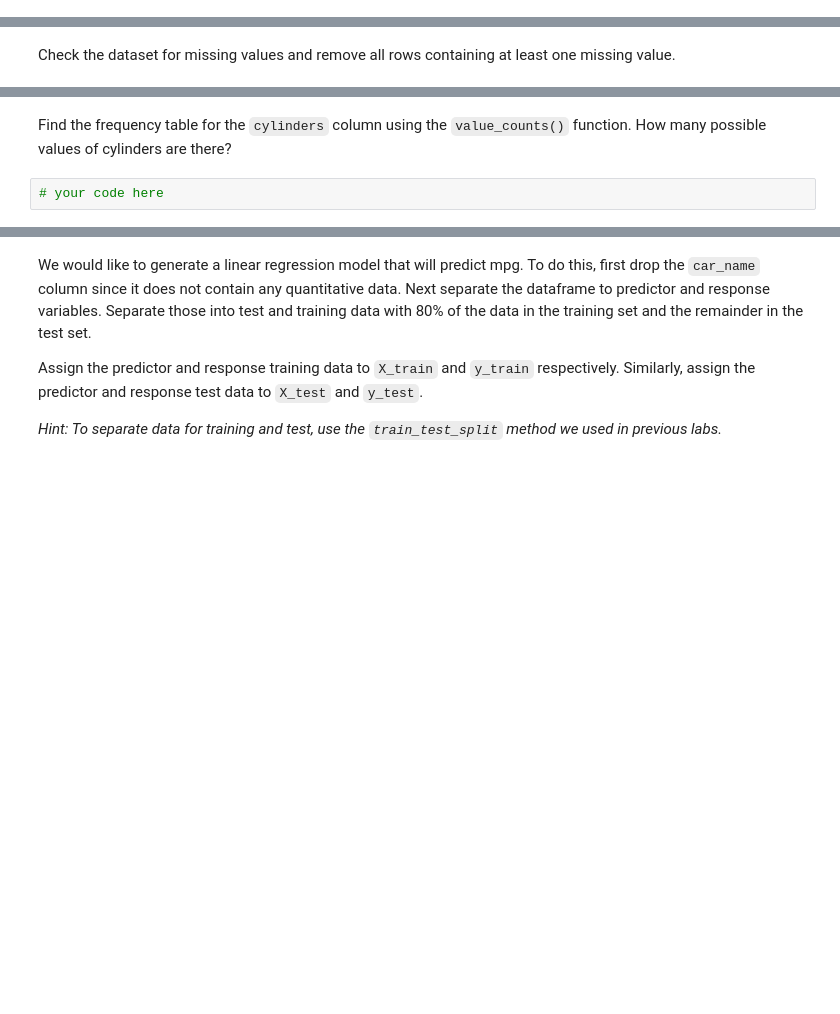
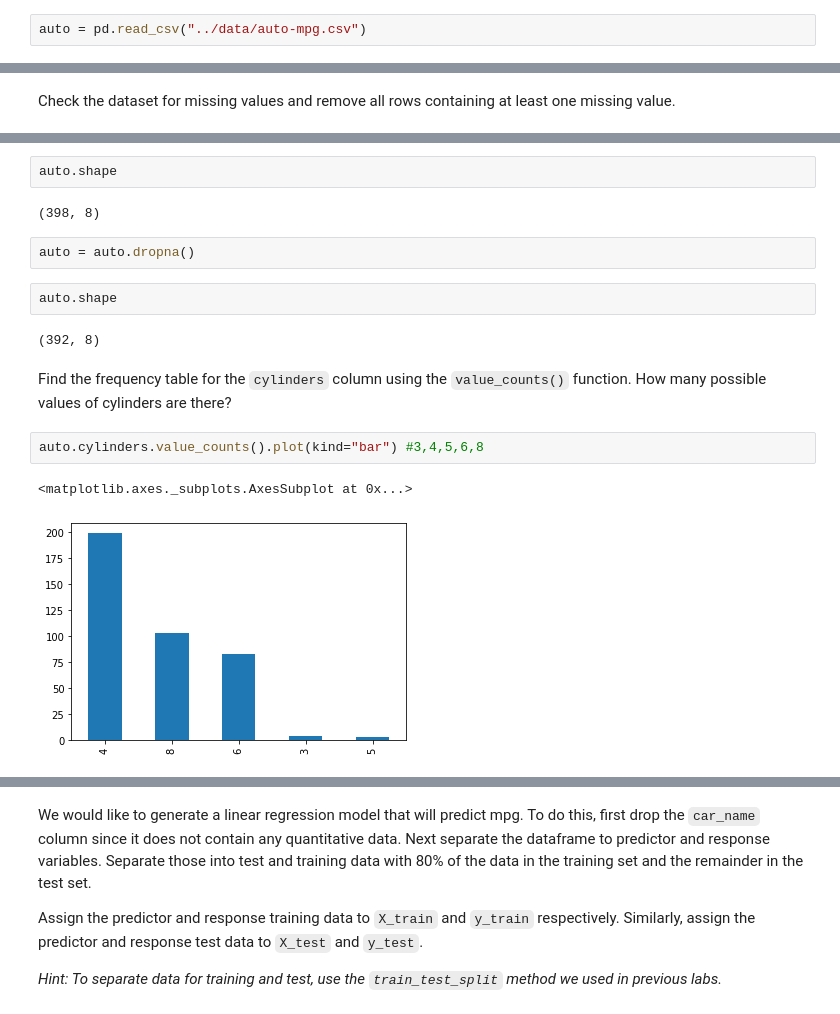
Before and after one commit to ta-data-bcn/lab-supervised-learning-sklearn, a Jupyter notebook: your-code/main.ipynb, the cells around one changed output, grey strips where cells are left out. Saved outputs shown, nothing was run; the diff lists cells and outputs as text; blank space fills up the shorter version.

```diff
--- a/your-code/main.ipynb
+++ b/your-code/main.ipynb
@@ -149,0 +260,2 @@ In the next cell, load the `auto-mpg.csv` file included in this folder and assig
+# %%
+auto = pd.read_csv("../data/auto-mpg.csv")
@@ -166,4 +347,17 @@ Check the dataset for missing values and remove all rows containing at least one
+# %%
+auto.shape
+# %% [output]
+(398, 8)
+# %%
+auto = auto.dropna()
+# %%
+auto.shape
+# %% [output]
+(392, 8)
 # %% [markdown]
 Find the frequency table for the `cylinders` column using the `value_counts()` function. How many possible values of cylinders are there?
-# %%
-# your code here
+# %%
+auto.cylinders.value_counts().plot(kind="bar") #3,4,5,6,8
+# %% [output]
+<matplotlib.axes._subplots.AxesSubplot at 0x...>
+[figure, added]
```
Also changed, not shown: parts of 59 cells of this notebook.
